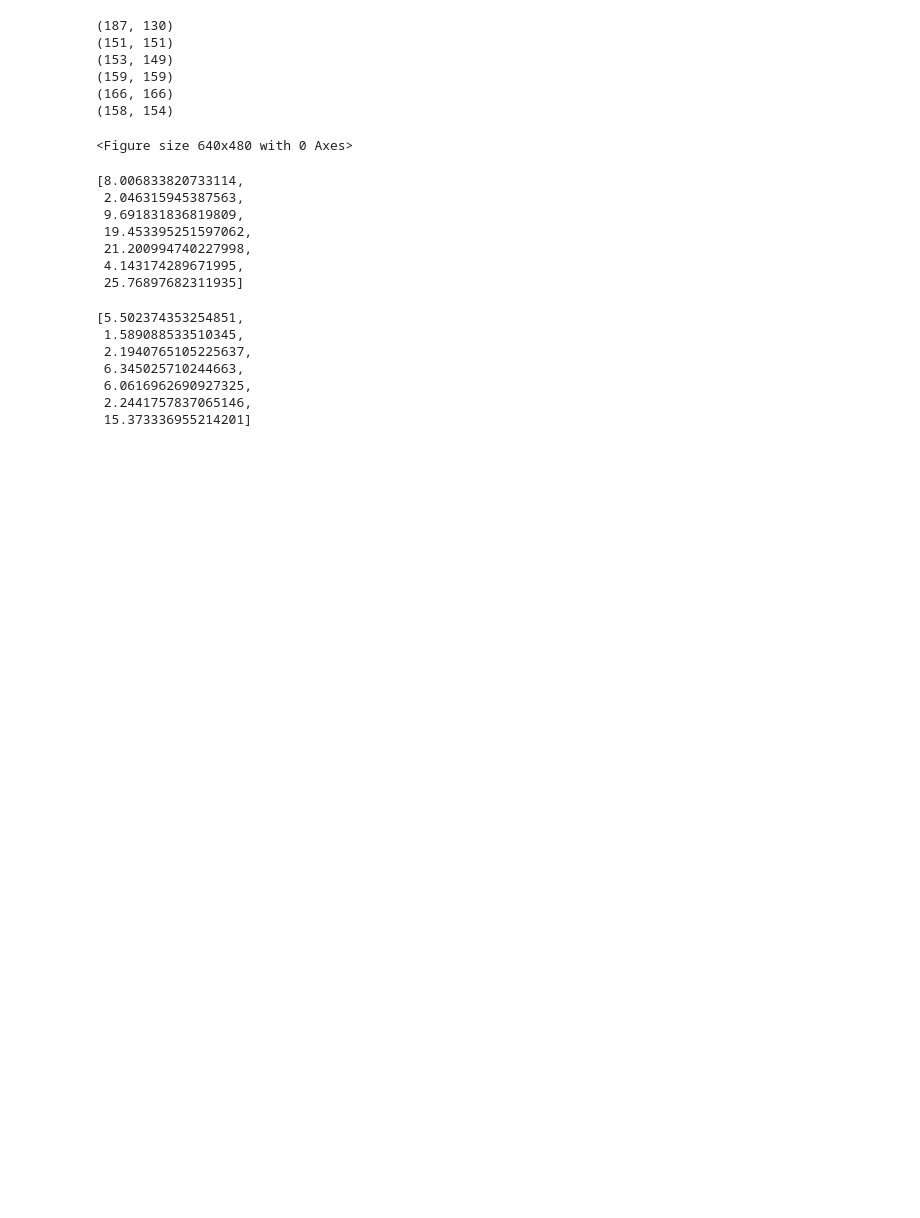
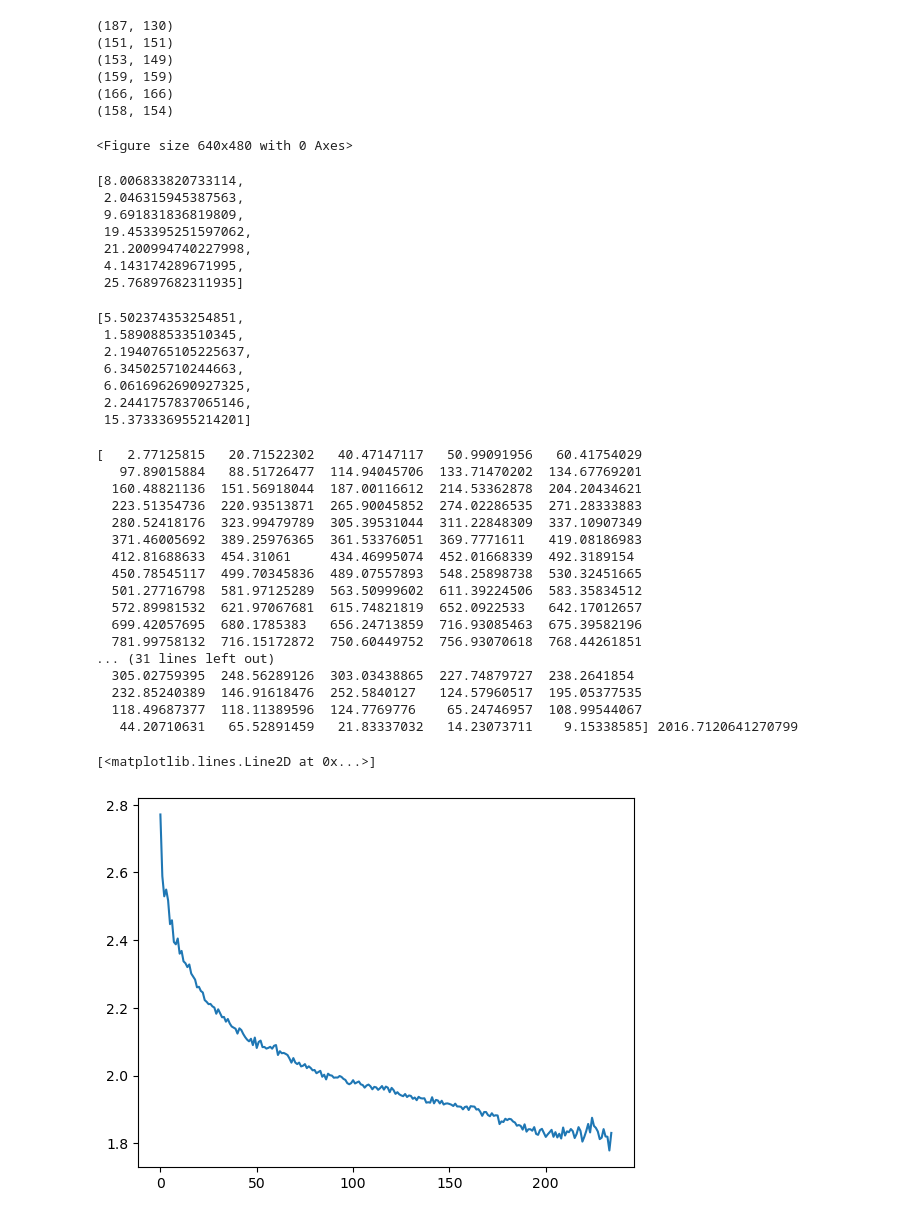
Before and after one commit to yooseungkim/Signals-and-Systems-PA, a Jupyter notebook: 2d_fourier.ipynb, the cells around one changed output. Drawn from its saved outputs; the diff is of its cells as text; code cells hidden in the pictures; blank space fills up the shorter version.

Commit message:
azimuthal

```diff
--- a/2d_fourier.ipynb
+++ b/2d_fourier.ipynb
@@ -170,3 +170,44 @@ centered_res
  6.0616962690927325,
  2.2441757837065146,
  15.373336955214201]
+# %%
+def azimuthal_average(img):
+    h, w = img.shape
+    frequency = [0 for _ in range(int(np.hypot(h // 2, w // 2)) + 1)]
+    distance_count = [0 for _ in range(int(np.hypot(h // 2, w // 2)) + 1)]
+    for i in range(h):
+        for j in range(w):
+            distance = int(np.hypot(i - h // 2, j - w // 2))
+            distance_count[distance] += 1
+            frequency[distance] += np.log(img[i][j])
+    frequency = np.array(frequency)
+    distance_count = np.array(distance_count)
+    print(frequency, max(frequency))
+    frequency = frequency / distance_count
+
+    return frequency
+# %%
+fft_img = np.abs(np.log(np.fft.fftshift(fft2(images[0]))))
+# %%
+az2 = azimuthal_average(fft_img)
+plt.plot(az2)
+# %% [output]
+[   2.77125815   20.71522302   40.47147117   50.99091956   60.41754029
+   97.89015884   88.51726477  114.94045706  133.71470202  134.67769201
+  160.48821136  151.56918044  187.00116612  214.53362878  204.20434621
+  223.51354736  220.93513871  265.90045852  274.02286535  271.28333883
+  280.52418176  323.99479789  305.39531044  311.22848309  337.10907349
+  371.46005692  389.25976365  361.53376051  369.7771611   419.08186983
+  412.81688633  454.31061     434.46995074  452.01668339  492.3189154
+  450.78545117  499.70345836  489.07557893  548.25898738  530.32451665
+  501.27716798  581.97125289  563.50999602  611.39224506  583.35834512
+  572.89981532  621.97067681  615.74821819  652.0922533   642.17012657
+  699.42057695  680.1785383   656.24713859  716.93085463  675.39582196
+  781.99758132  716.15172872  750.60449752  756.93070618  768.44261851
+... (31 lines left out)
+  305.02759395  248.56289126  303.03438865  227.74879727  238.2641854
+  232.85240389  146.91618476  252.5840127   124.57960517  195.05377535
+  118.49687377  118.11389596  124.7769776    65.24746957  108.99544067
+   44.20710631   65.52891459   21.83337032   14.23073711    9.15338585] 2016.7120641270799
+[<matplotlib.lines.Line2D at 0x...>]
+[figure, added]
```
